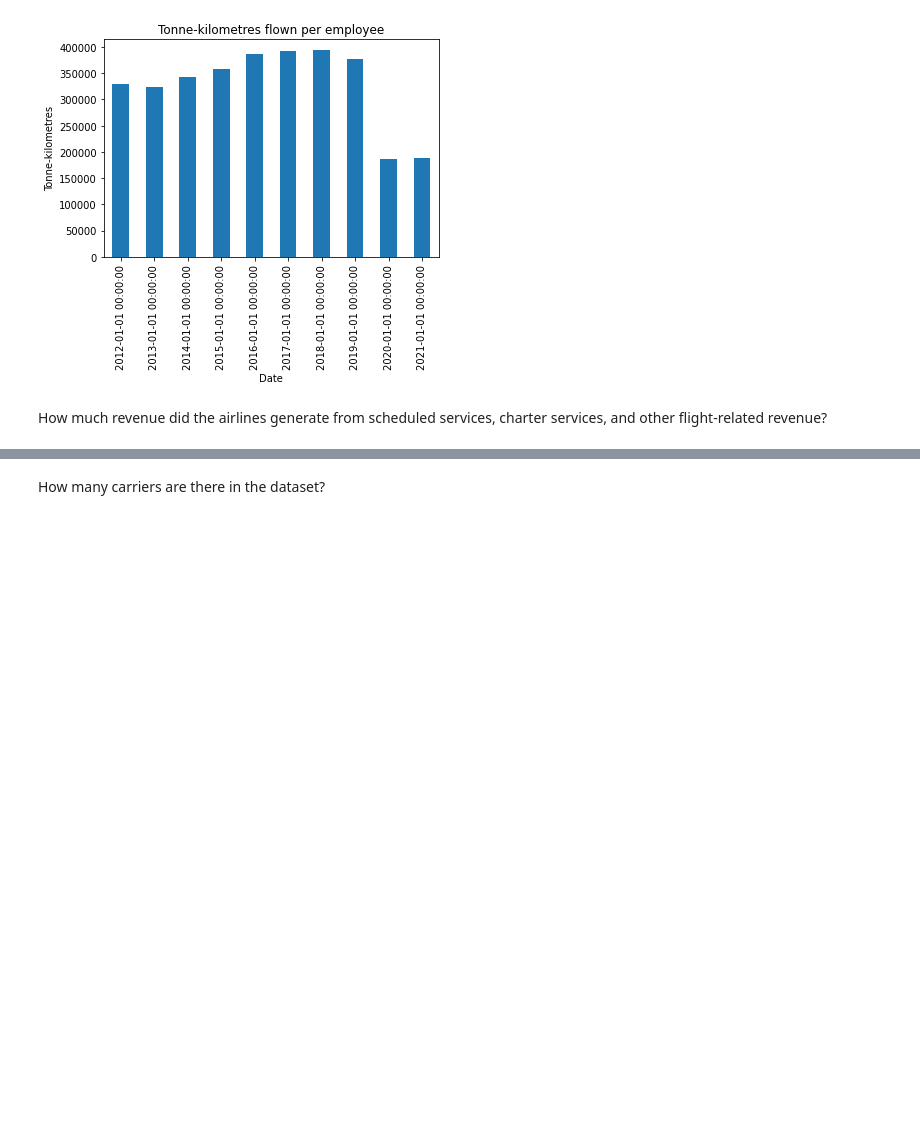
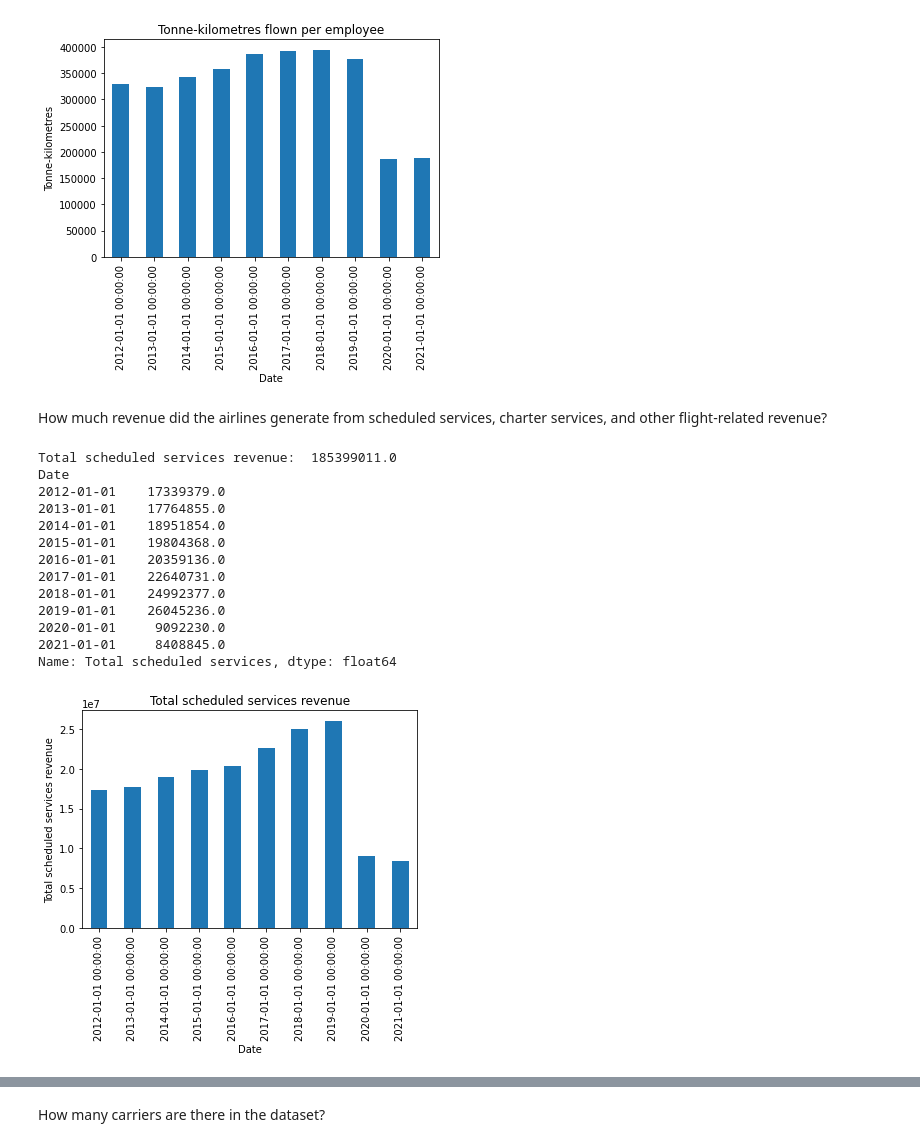
Before and after one commit to AustinPerea/Capstone-EDA, a Jupyter notebook: Airline_Operating.ipynb, the cells around one changed output, grey strips where cells are left out. Cells and saved outputs as stored; diff of their text form; code cells hidden in the pictures; blank space fills up the shorter version.

```diff
--- a/Airline_Operating.ipynb
+++ b/Airline_Operating.ipynb
@@ -273,0 +281,22 @@ Name: Tonne-kilometres flown per employee, dtype: float64
+# %%
+ax = df['Total scheduled services'].plot.bar(title='Total scheduled services revenue')
+ax.set_ylabel("Total scheduled services revenue")
+
+dfORPE = df.loc[:]['Total scheduled services']
+print('Total scheduled services revenue: ', df['Total scheduled services'].sum())
+print(dfORPE)
+# %% [output]
+Total scheduled services revenue:  185399011.0
+Date
+2012-01-01    17339379.0
+2013-01-01    17764855.0
+2014-01-01    18951854.0
+2015-01-01    19804368.0
+2016-01-01    20359136.0
+2017-01-01    22640731.0
+2018-01-01    24992377.0
+2019-01-01    26045236.0
+2020-01-01     9092230.0
+2021-01-01     8408845.0
+Name: Total scheduled services, dtype: float64
+[figure, added]
```
Also changed, not shown: parts of 4 cells of this notebook.
